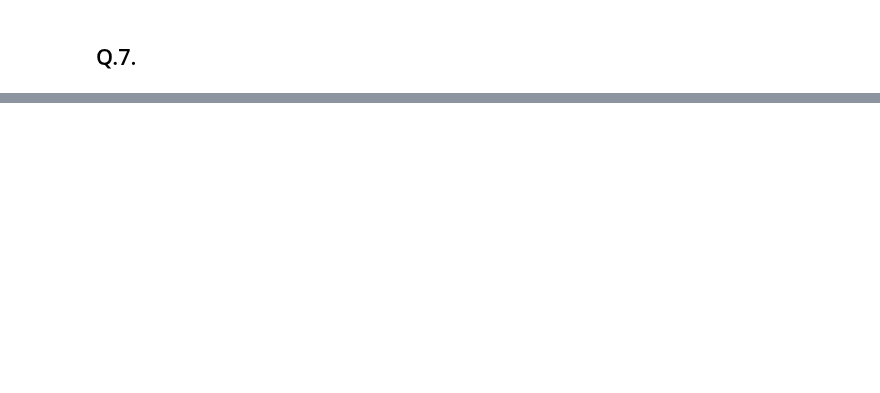
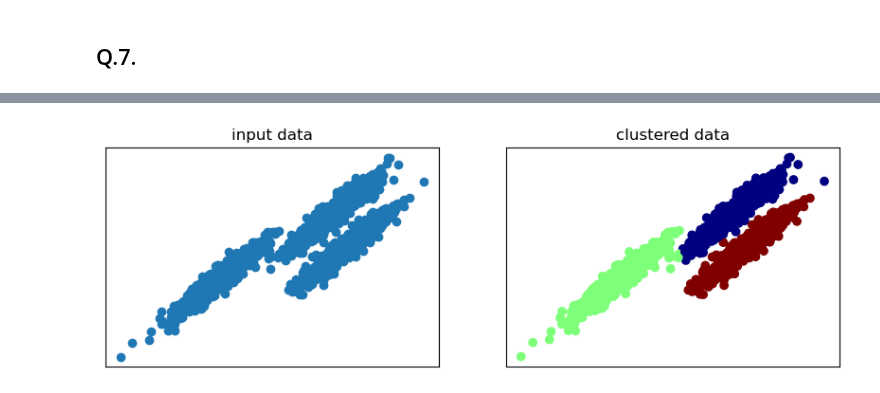
Before and after one commit to hingma/cs182fa25_public, a Jupyter notebook: hw07/code/q_graph_clustering.ipynb, the cells around one changed output, grey strips where cells are left out. Saved outputs shown, nothing was run; the diff lists cells and outputs as text; code cells hidden in the pictures; blank space fills up the shorter version.

```diff
--- a/hw07/code/q_graph_clustering.ipynb
+++ b/hw07/code/q_graph_clustering.ipynb
@@ -148,0 +198,22 @@ Now, let's investigate how we could have made the matrix $M$ work directly in ou
+# %%
+def cluster_data_normalized(M, k):
+    '''
+    Perform spectral clustering using normalized vectors
+    '''
+    # decompose M into U, S, V
+    U, S, Vt = svd(M)
+    # select the top k vectors in the matrix U
+    eigenvectors = U[:, :k]
+    # normalize the eigenvectors
+    row_norms = np.linalg.norm(eigenvectors, axis=1, keepdims=True)
+    eigenvectors_normalized = eigenvectors / (row_norms + 1e-10)
+
+    kmeans = KMeans(n_clusters=k, random_state=42, n_init=10)
+    labels = kmeans.fit_predict(eigenvectors_normalized)
+
+    return eigenvectors_normalized, labels
+# %%
+embedding_normalized, y_pred_normalized = cluster_data_normalized(M, 3)
+show_data_results(X, y_pred_normalized)
+# %% [output]
+[figure, added]
```
Also changed, not shown: parts of 14 cells of this notebook, 3 other files.
